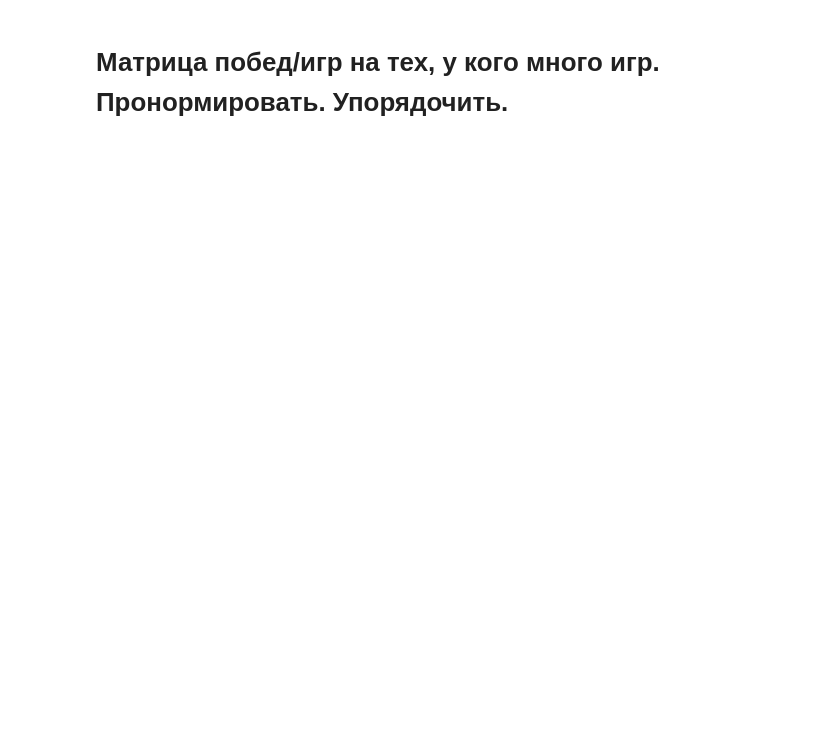
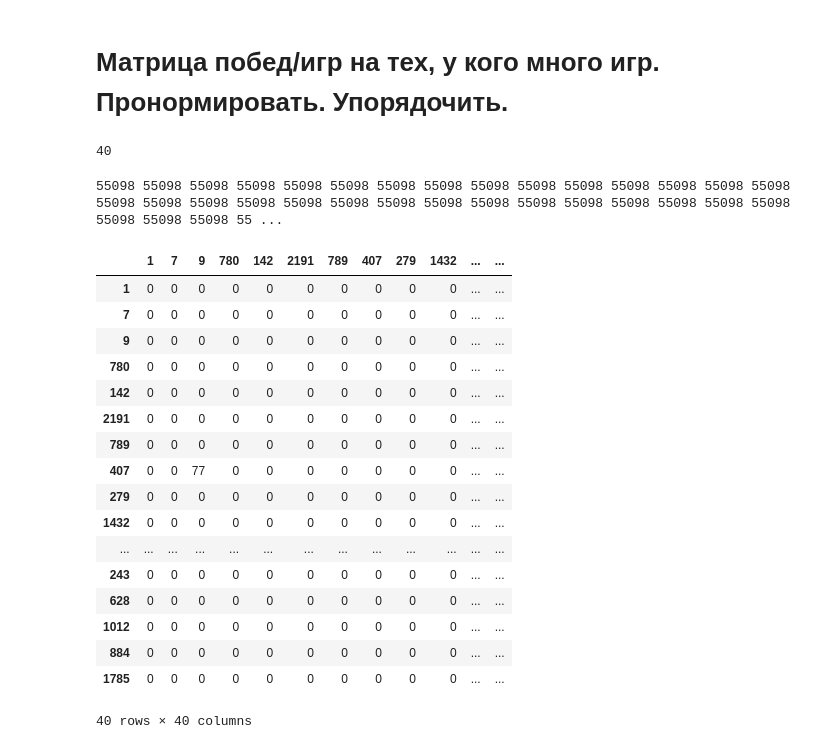
Before and after one commit to Ol333/gh, a Jupyter notebook: analisis.ipynb, the cells around one changed output. Saved outputs shown, nothing was run; the diff lists cells and outputs as text; code cells hidden in the pictures; blank space fills up the shorter version.

```diff
--- a/analisis.ipynb
+++ b/analisis.ipynb
@@ -90,0 +96,3 @@ No handles with labels found to put in legend.
+# %%
+kf_list = rwd.table_list("Kifu")
+pos_dict = {}
@@ -92,0 +165,57 @@ No handles with labels found to put in legend.
+# %%
+index = []
+for k,v in pdict.items():
+    if len(v) > 50:
+        index.append(k[0])
+        index.append(k[1])
+index = list(set(index))
+print(len(index))
+# %% [output]
+40
+# %%
+matr = pd.DataFrame(data=np.zeros((len(index),len(index))),
+                    index=index,
+                    columns=index,
+                    dtype=int)
+# %%
+for k,v in pdict.items():
+    if len(v) > 50:
+        i = index.index(k[0])
+        j = index.index(k[1])
+        i_win = 0
+        j_win = 0
+        for kifu_game in v:
+            try:
+                kif = shogi.KIF.Parser.parse_str(kf_list[kifu_game][1])[0]
+                index_winer = [i for i, log in player_table if log == kif['names'][(shogi.BLACK if kif['win'] == 'b' else shogi.WHITE)]]
+                if index_winer == i:
+                    i_win += 1
+                else:
+                    j_win += 1
+            except Exception as ex:
+                print(str(i_kifu), end=' ')
+        matr.iloc[i,j] += i_win
+        matr.iloc[j,i] += j_win
+# %% [output]
+55098 55098 55098 55098 55098 55098 55098 55098 55098 55098 55098 55098 55098 55098 55098 55098 55098 55098 55098 55098 55098 55098 55098 55098 55098 55098 55098 55098 55098 55098 55098 55098 55098 55 ...
+# %%
+matr
+# %% [output]
+|  | 1 | 7 | 9 | 780 | 142 | 2191 | 789 | 407 | 279 | 1432 | ... | ... |
+| 1 | 0 | 0 | 0 | 0 | 0 | 0 | 0 | 0 | 0 | 0 | ... | ... |
+| 7 | 0 | 0 | 0 | 0 | 0 | 0 | 0 | 0 | 0 | 0 | ... | ... |
+| 9 | 0 | 0 | 0 | 0 | 0 | 0 | 0 | 0 | 0 | 0 | ... | ... |
+| 780 | 0 | 0 | 0 | 0 | 0 | 0 | 0 | 0 | 0 | 0 | ... | ... |
+| 142 | 0 | 0 | 0 | 0 | 0 | 0 | 0 | 0 | 0 | 0 | ... | ... |
+| 2191 | 0 | 0 | 0 | 0 | 0 | 0 | 0 | 0 | 0 | 0 | ... | ... |
+| 789 | 0 | 0 | 0 | 0 | 0 | 0 | 0 | 0 | 0 | 0 | ... | ... |
+| 407 | 0 | 0 | 77 | 0 | 0 | 0 | 0 | 0 | 0 | 0 | ... | ... |
+| 279 | 0 | 0 | 0 | 0 | 0 | 0 | 0 | 0 | 0 | 0 | ... | ... |
+| 1432 | 0 | 0 | 0 | 0 | 0 | 0 | 0 | 0 | 0 | 0 | ... | ... |
+| ... | ... | ... | ... | ... | ... | ... | ... | ... | ... | ... | ... | ... |
+| 243 | 0 | 0 | 0 | 0 | 0 | 0 | 0 | 0 | 0 | 0 | ... | ... |
+| 628 | 0 | 0 | 0 | 0 | 0 | 0 | 0 | 0 | 0 | 0 | ... | ... |
+| 1012 | 0 | 0 | 0 | 0 | 0 | 0 | 0 | 0 | 0 | 0 | ... | ... |
+| 884 | 0 | 0 | 0 | 0 | 0 | 0 | 0 | 0 | 0 | 0 | ... | ... |
+| 1785 | 0 | 0 | 0 | 0 | 0 | 0 | 0 | 0 | 0 | 0 | ... | ... |
+40 rows × 40 columns
```
Also changed, not shown: parts of 18 cells of this notebook.
